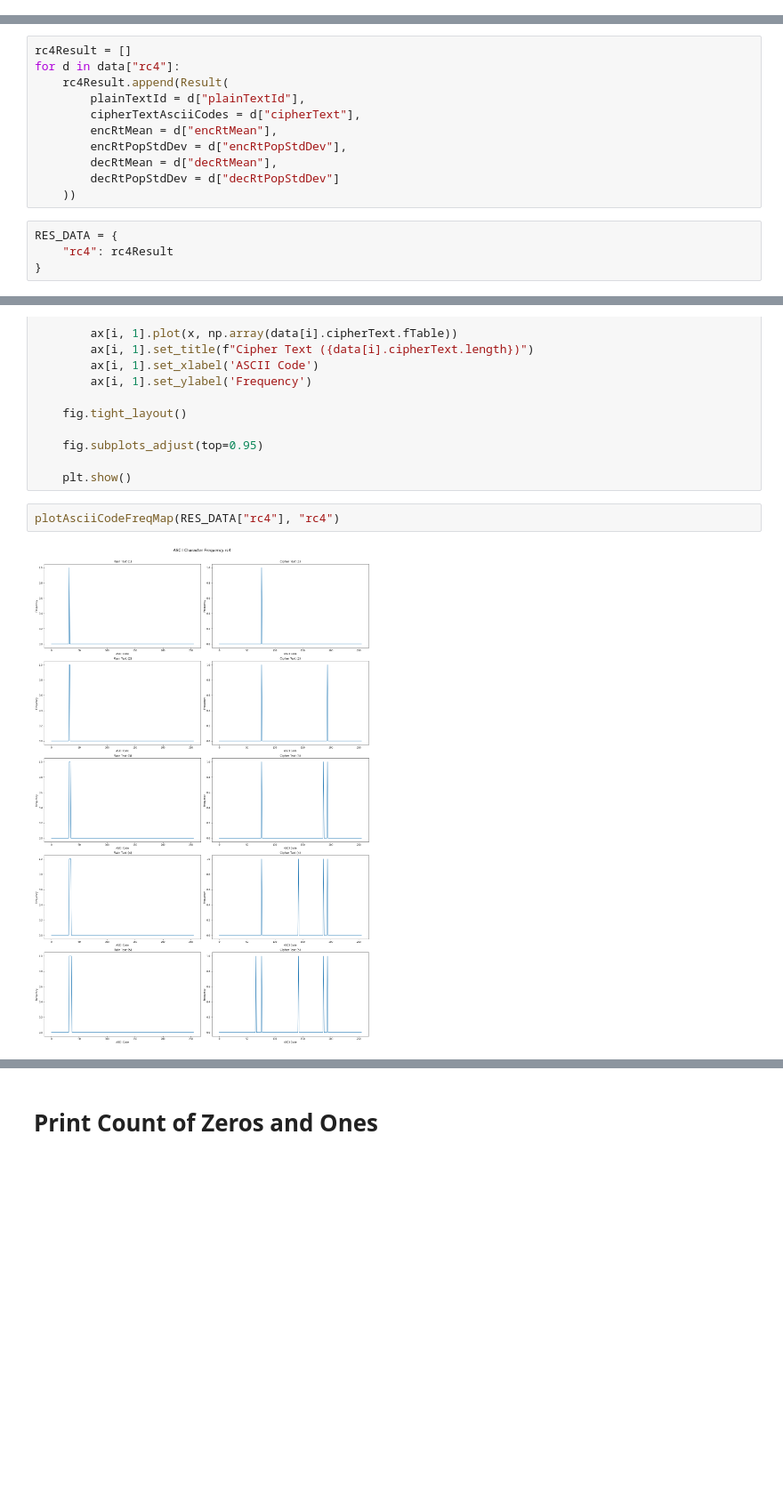
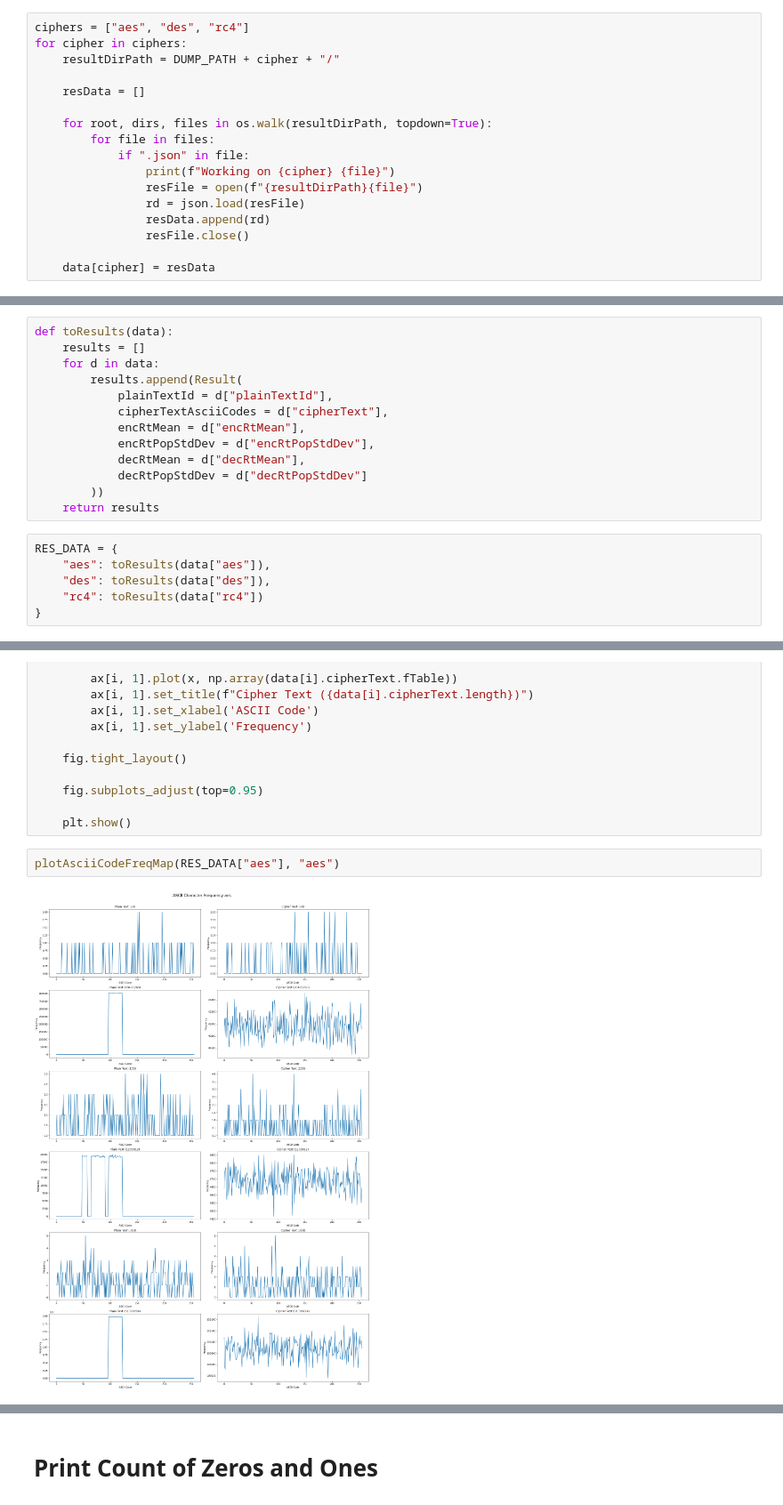
Before and after one commit to putukrisna6/kij-encrypt-decrypt-api, a Jupyter notebook: src/evaluate.ipynb, the cells around one changed output, grey strips where cells are left out. Shown at 89% size. Saved outputs shown, nothing was run; the diff lists cells and outputs as text; blank space fills up the shorter version.

Commit message:
fix: change result format from json arr to json obj
- finish notebook

```diff
--- a/src/evaluate.ipynb
+++ b/src/evaluate.ipynb
@@ -20,3 +24,20 @@ f = open(DUMP_PATH)
 data = json.load(f)
 
 f.close()
+# %%
+ciphers = ["aes", "des", "rc4"]
+for cipher in ciphers:
+    resultDirPath = DUMP_PATH + cipher + "/"
+
+    resData = []
+
+    for root, dirs, files in os.walk(resultDirPath, topdown=True):
+        for file in files:
+            if ".json" in file:
+                print(f"Working on {cipher} {file}")
+                resFile = open(f"{resultDirPath}{file}")
+                rd = json.load(resFile)
+                resData.append(rd)
+                resFile.close()
+
+    data[cipher] = resData
@@ -64,19 +104,23 @@ class Result:
 # %%
 PT_DATA = [TextData(asciiCodes) for asciiCodes in data["plainTexts"]]
 # %%
-rc4Result = []
-for d in data["rc4"]:
-    rc4Result.append(Result(
-        plainTextId = d["plainTextId"],
-        cipherTextAsciiCodes = d["cipherText"],
-        encRtMean = d["encRtMean"],
-        encRtPopStdDev = d["encRtPopStdDev"],
-        decRtMean = d["decRtMean"],
-        decRtPopStdDev = d["decRtPopStdDev"]
-    ))
+def toResults(data):
+    results = []
+    for d in data:
+        results.append(Result(
+            plainTextId = d["plainTextId"],
+            cipherTextAsciiCodes = d["cipherText"],
+            encRtMean = d["encRtMean"],
+            encRtPopStdDev = d["encRtPopStdDev"],
+            decRtMean = d["decRtMean"],
+            decRtPopStdDev = d["decRtPopStdDev"]
+        ))
+    return results
 # %%
 RES_DATA = {
-    "rc4": rc4Result
+    "aes": toResults(data["aes"]),
+    "des": toResults(data["des"]),
+    "rc4": toResults(data["rc4"])
 }
 # %% [markdown]
 # Plot ASCII Character Frequency
@@ -111,6 +155,6 @@ def plotAsciiCodeFreqMap(data, cipherName):
 
     plt.show()
 # %%
-plotAsciiCodeFreqMap(RES_DATA["rc4"], "rc4")
+plotAsciiCodeFreqMap(RES_DATA["aes"], "aes")
 # %% [output]
-[figure, old version]
+[figure, new version]
```
Also changed, not shown: parts of 26 cells of this notebook, 1 other file.
